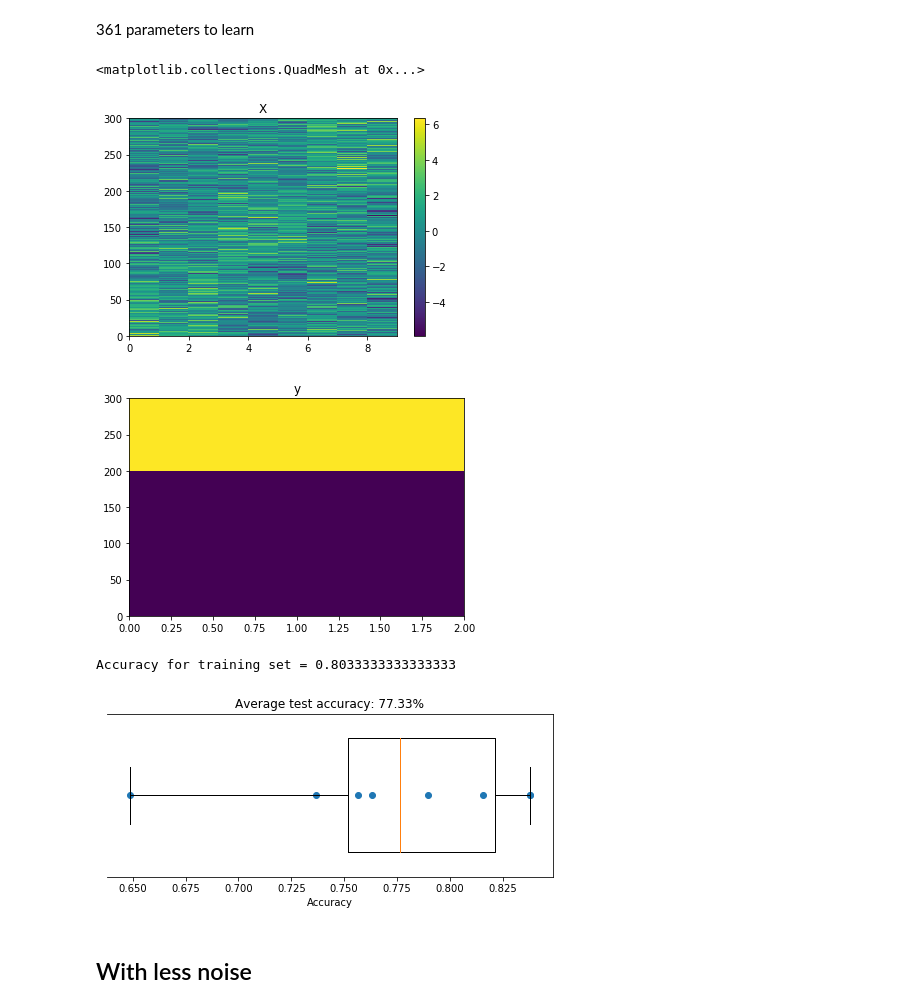
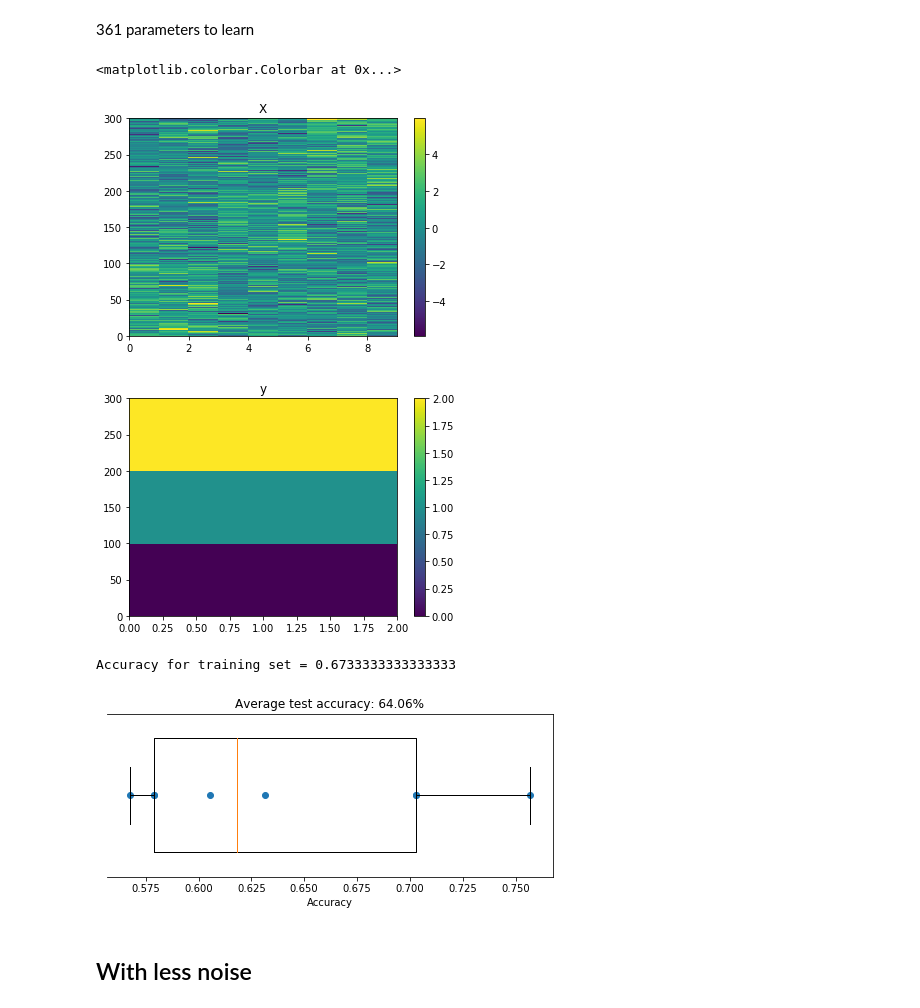
Before and after one commit to homerobse/nma-sdnc, a Jupyter notebook: notebooks/regression-sanity-check.ipynb, the cells around one changed output. Cells and saved outputs as stored; diff of their text form; code cells hidden in the pictures.

Commit message:
Sanity check of multinomial regression

```diff
--- a/notebooks/regression-sanity-check.ipynb
+++ b/notebooks/regression-sanity-check.ipynb
@@ -18,23 +18,25 @@ def generate_samples_and_labels(var):
         inputs3.append(np.array([0, 0, 0, 0, 0, 0, 1, 1, 1]) + np.random.normal(0,var, 9))
 
     X = np.vstack([np.array(inputs1), np.array(inputs2), np.array(inputs3)])
-    y = np.concatenate(([0]*n_trials,[0]*n_trials, [1]*n_trials))
+    y = np.concatenate(([0]*n_trials,[1]*n_trials, [2]*n_trials))  # multinomial
+#     y = np.concatenate(([0]*n_trials,[0]*n_trials, [1]*n_trials))  # logistic
 
     return X, y
 # %%
 X, y = generate_samples_and_labels(var=1.5)
 plt.pcolor(X)
 plt.title("X")
 plt.colorbar()
 
 plt.figure()
 visy = np.hstack((np.array([y]).T, np.array([y]).T))
 plt.title('y')
 plt.pcolormesh(visy)
+plt.colorbar()
 # %% [output]
-<matplotlib.collections.QuadMesh at 0x...>
+<matplotlib.colorbar.Colorbar at 0x...>
-[figure, old version]
+[figure, new version]
-[figure, old version]
+[figure, new version]
 # %%
 # First define the model
 log_reg = LogisticRegression(penalty="none")
@@ -46,7 +48,7 @@ acc_train = np.mean(log_reg.predict(X)==y)
 print("Accuracy for training set =", acc_train)
 predictions = log_reg.predict(X)
 # %% [output]
-Accuracy for training set = 0.8033333333333333
+Accuracy for training set = 0.6733333333333333
 # %%
 kfold=8
 accuracies = cross_val_score(LogisticRegression(penalty='none'), X, y, cv=kfold) # k=8 crossvalidation
@@ -61,7 +63,7 @@ ax.set(
 )
 ax.spines["left"].set_visible(False)
 # %% [output]
-[figure, old version]
+[figure, new version]
 # %% [markdown]
 ## With less noise
 # %%
```
Also changed, not shown: parts of 2 cells of this notebook.
